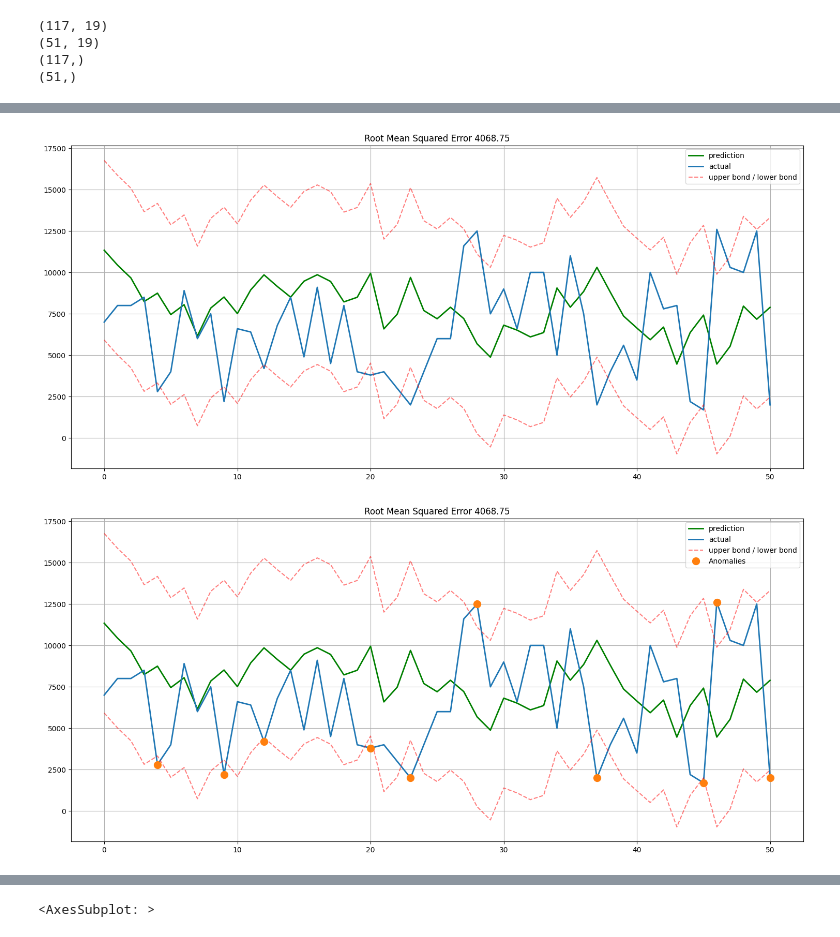
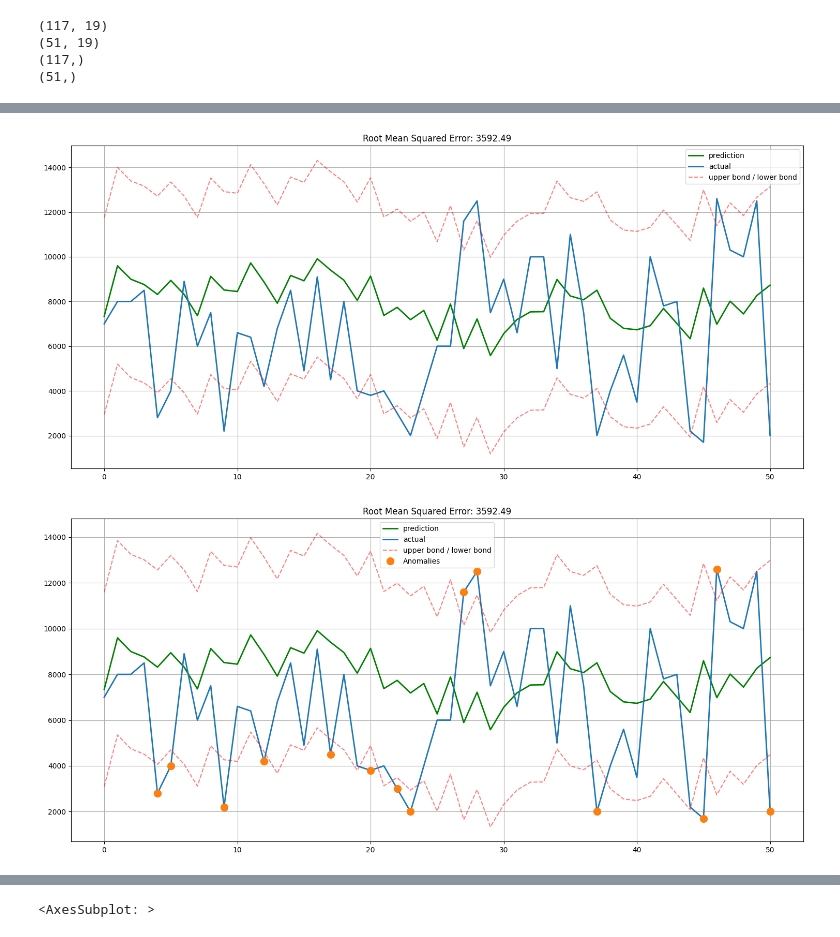
Before and after one commit to wessware/time_series_forecasting_linear_ml_models, a Jupyter notebook: models/sf_random_forest_regressor_time_series_forecaster.ipynb, the cells around one changed output, grey strips where cells are left out. Drawn from its saved outputs; the diff is of its cells as text; code cells hidden in the pictures.

Commit message:
RandomForestRegressor score

```diff
--- a/models/sf_random_forest_regressor_time_series_forecaster.ipynb
+++ b/models/sf_random_forest_regressor_time_series_forecaster.ipynb
@@ -176,13 +178,13 @@ def plotModelResults(model, X_train= x_train,
     plt.tight_layout()
     plt.grid(True)
 # %%
-plotModelResults(lr, plot_intervals=True)
+plotModelResults(rf_regressor, plot_intervals=True)
 # %% [output]
-[figure, old version]
+[figure, new version]
 # %%
-plotModelResults(lr, plot_intervals=True, plot_anomalies=True)
+plotModelResults(rf_regressor, plot_intervals=True, plot_anomalies=True)
 # %% [output]
-[figure, old version]
+[figure, new version]
 # %%
 def plotCoefficients(model):
 
```
Also changed, not shown: parts of 5 cells of this notebook.
